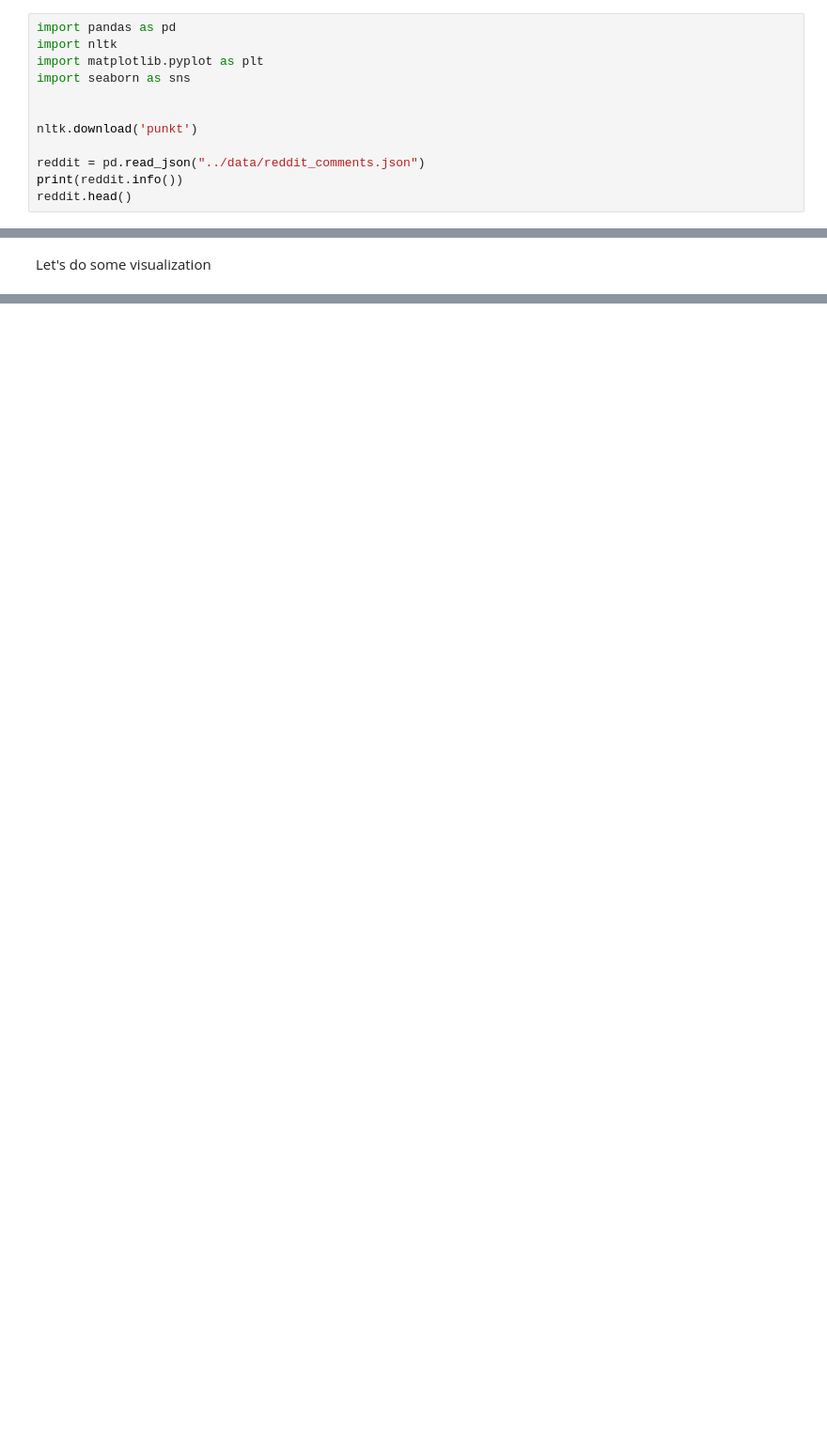
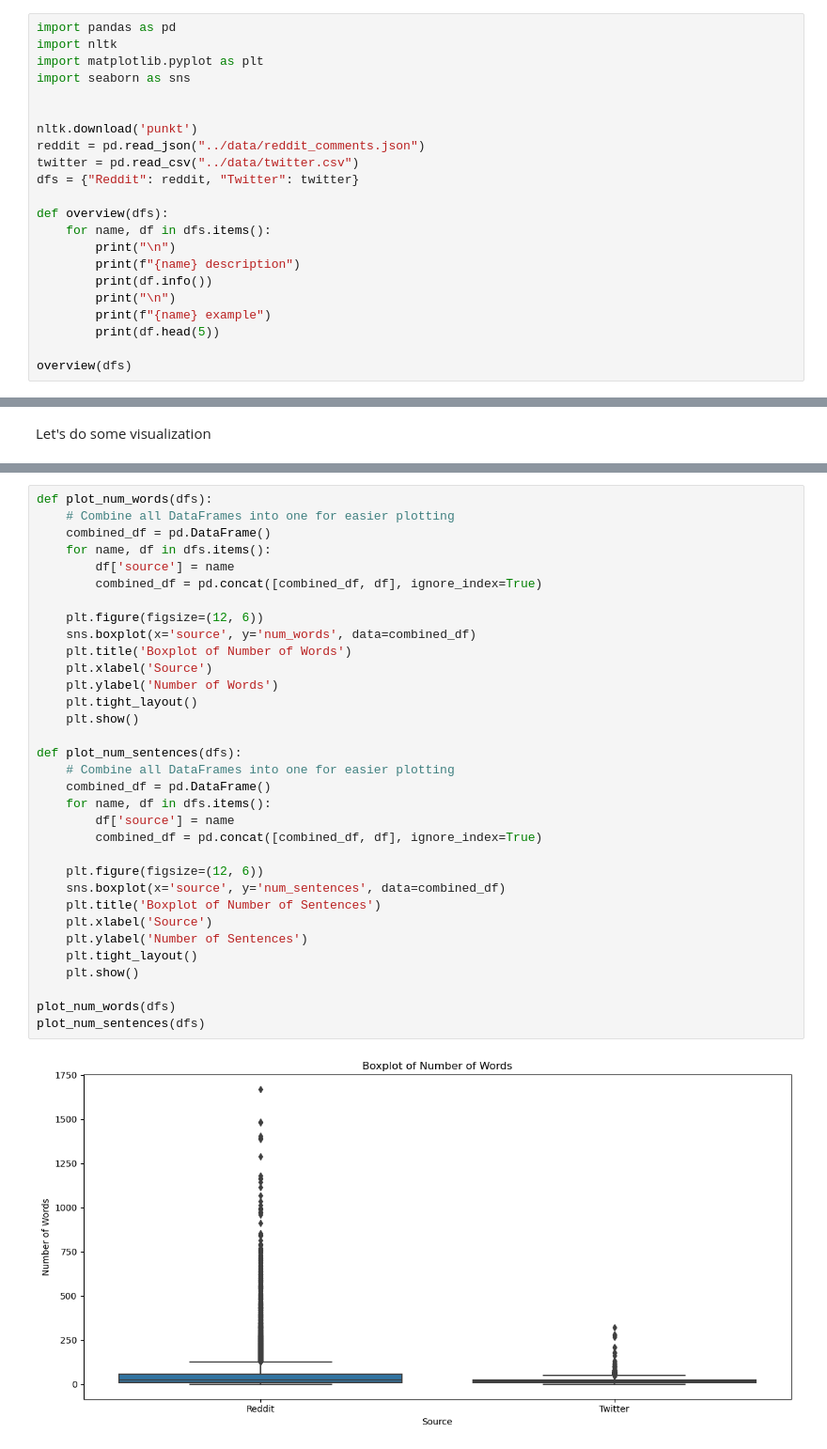
Before and after one commit to LeTartap/hate-speech-classification, a Jupyter notebook: dpt/dpt.ipynb, the cells around one changed output, grey strips where cells are left out. Shown at 94% size. Saved outputs shown, nothing was run; the diff lists cells and outputs as text; blank space fills up the shorter version.

```diff
--- a/dpt/dpt.ipynb
+++ b/dpt/dpt.ipynb
@@ -8,8 +8,18 @@ import seaborn as sns
 
 
 nltk.download('punkt')
+reddit = pd.read_json("../data/reddit_comments.json")
+twitter = pd.read_csv("../data/twitter.csv")
+dfs = {"Reddit": reddit, "Twitter": twitter}
 
-reddit = pd.read_json("../data/reddit_comments.json")
-print(reddit.info())
-reddit.head()
+def overview(dfs):
+    for name, df in dfs.items():
+        print("\n")
+        print(f"{name} description")
+        print(df.info())
+        print("\n")
+        print(f"{name} example")
+        print(df.head(5))
+
+overview(dfs)
 # %% [output]
@@ -80,0 +142,35 @@ plt.show()
+# %%
+def plot_num_words(dfs):
+    # Combine all DataFrames into one for easier plotting
+    combined_df = pd.DataFrame()
+    for name, df in dfs.items():
+        df['source'] = name
+        combined_df = pd.concat([combined_df, df], ignore_index=True)
+
+    plt.figure(figsize=(12, 6))
+    sns.boxplot(x='source', y='num_words', data=combined_df)
+    plt.title('Boxplot of Number of Words')
+    plt.xlabel('Source')
+    plt.ylabel('Number of Words')
+    plt.tight_layout()
+    plt.show()
+
+def plot_num_sentences(dfs):
+    # Combine all DataFrames into one for easier plotting
+    combined_df = pd.DataFrame()
+    for name, df in dfs.items():
+        df['source'] = name
+        combined_df = pd.concat([combined_df, df], ignore_index=True)
+
+    plt.figure(figsize=(12, 6))
+    sns.boxplot(x='source', y='num_sentences', data=combined_df)
+    plt.title('Boxplot of Number of Sentences')
+    plt.xlabel('Source')
+    plt.ylabel('Number of Sentences')
+    plt.tight_layout()
+    plt.show()
+
+plot_num_words(dfs)
+plot_num_sentences(dfs)
+# %% [output]
+[figure, added]
```
Also changed, not shown: parts of 14 cells of this notebook.
